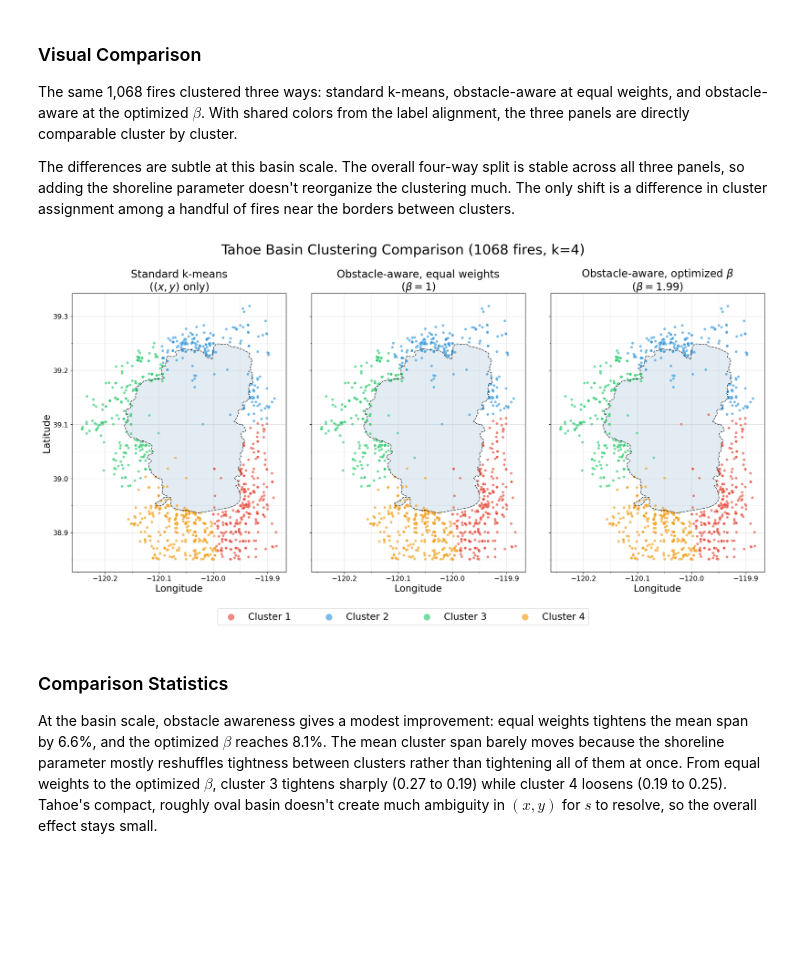
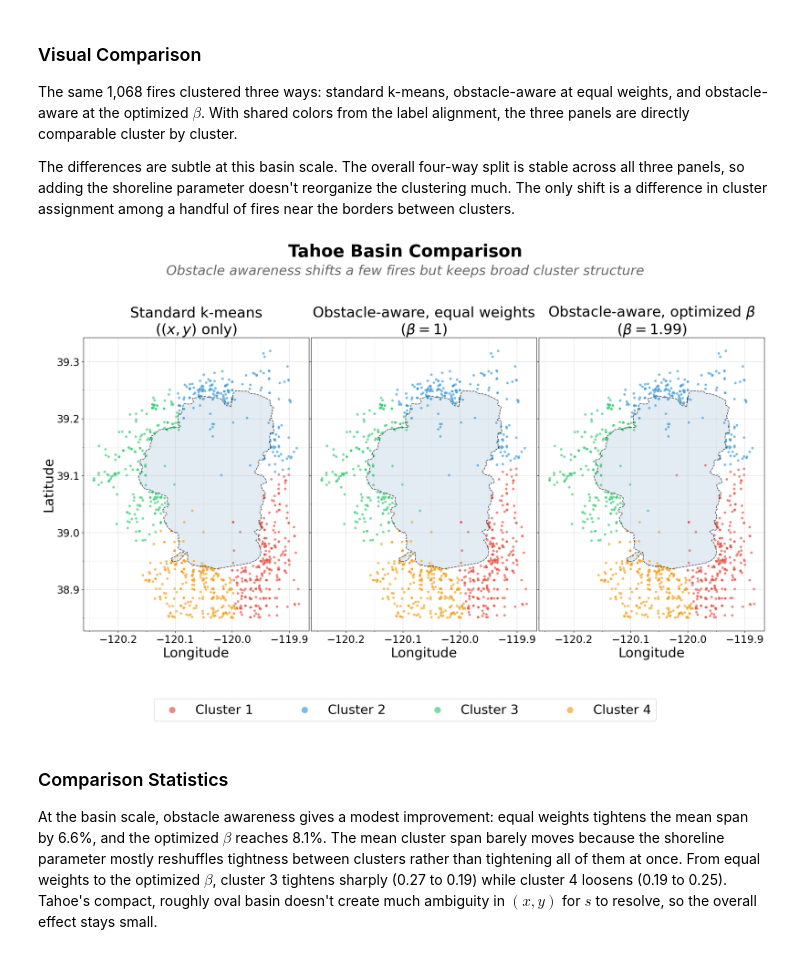
Before and after one commit to Michele-75/obstacle-aware-clustering, a Jupyter notebook: notebooks/02_tahoe_wildfires_clustered.ipynb, the cells around one changed output. Saved outputs shown, nothing was run; the diff lists cells and outputs as text; code cells hidden in the pictures; blank space fills up the shorter version.

```diff
--- a/notebooks/02_tahoe_wildfires_clustered.ipynb
+++ b/notebooks/02_tahoe_wildfires_clustered.ipynb
@@ -612,7 +629,7 @@ ax.axvline(x=4, color='red', linestyle='--', alpha=0.5, label='Chosen $k$ = 4')
 
 ax.set_xlabel('Number of Clusters ($k$)')
 ax.set_ylabel('Inertia (within-cluster sum of squares)')
-ax.set_title('Elbow Method for Choosing $k$')
+ax.set_title('Tahoe\'s spatial structure favors $k = 4$ clusters')
 ax.set_xticks(list(k_range))
 ax.legend()
 ax.grid(True, alpha=0.3)
@@ -928,7 +960,7 @@ The same 1,068 fires clustered three ways: standard k-means, obstacle-aware at e
 
 The differences are subtle at this basin scale. The overall four-way split is stable across all three panels, so adding the shoreline parameter doesn't reorganize the clustering much. The only shift is a difference in cluster assignment among a handful of fires near the borders between clusters.
 # %%
-fig, axes = plt.subplots(1, 3, figsize=(20, 9.5), sharex=True, sharey=True)
+fig, axes = plt.subplots(1, 3, figsize=(20, 12), sharex=True, sharey=True)
 
 for ax, labels, title in [
     (axes[0], labels_basin_std_aligned, 'Standard k-means\n($(x, y)$ only)'),
@@ -947,41 +979,43 @@ for ax, labels, title in [
     for i in range(k):
         mask = labels == i
         ax.scatter(fires['LONGITUDE'].values[mask],
                    fires['LATITUDE'].values[mask],
                    c=CLUSTER_COLORS[i], s=25, alpha=0.65,
                    label=f'Cluster {i+1}', edgecolors='white', linewidth=0.2)
 
-    ax.set_title(title, fontsize=20)
-    ax.set_xlabel('Longitude', fontsize=18)
+    ax.set_title(title, fontsize=28)
+    ax.set_xlabel('Longitude', fontsize=26)
     ax.set_aspect('equal')
 
     # Gridlines every 0.05 on both axes; labels only every 0.10
     ax.xaxis.set_major_locator(MultipleLocator(0.10))   # labeled
     ax.xaxis.set_minor_locator(MultipleLocator(0.05))   # gridline only
     ax.yaxis.set_major_locator(MultipleLocator(0.10))   # labeled
     ax.yaxis.set_minor_locator(MultipleLocator(0.05))   # gridline only
     ax.grid(which='major', alpha=0.4)
     ax.grid(which='minor', alpha=0.2)
 
-    ax.tick_params(axis='both', which='major', labelsize=13)
+    ax.tick_params(axis='both', which='major', labelsize=20)
 
-axes[0].set_ylabel('Latitude', fontsize=18)
+axes[0].set_ylabel('Latitude', fontsize=26)
 
 # Larger legend, pushed further below the panels
 handles, leg_labels = axes[0].get_legend_handles_labels()
 fig.legend(handles, leg_labels, loc='lower center', ncol=k,
-           bbox_to_anchor=(0.5, -0.04), frameon=True, fontsize=18,
+           bbox_to_anchor=(0.5, -0.04), frameon=True, fontsize=25,
            markerscale=2.5, columnspacing=3.0, handletextpad=0.8)
 
-fig.suptitle(f'Tahoe Basin Clustering Comparison ({len(fires)} fires, k={k})',
-             fontsize=26, y=1.03)
+fig.suptitle('Tahoe Basin Comparison', fontsize=33, y=1.05, fontweight='bold')
+fig.text(0.5, 0.98,
+         'Obstacle awareness shifts a few fires but keeps broad cluster structure',
+         ha='center', fontsize=26, style='italic', color='dimgray')
 
 # Reserve bottom room for the legend; pull panels close together
 plt.tight_layout(rect=[0, 0.10, 1, 0.97])
 plt.subplots_adjust(wspace=0.01)
 plt.show()
 # %% [output]
-[figure, old version]
+[figure, new version]
 # %% [markdown]
 ### Comparison Statistics
 
```
Also changed, not shown: parts of 10 cells of this notebook.
